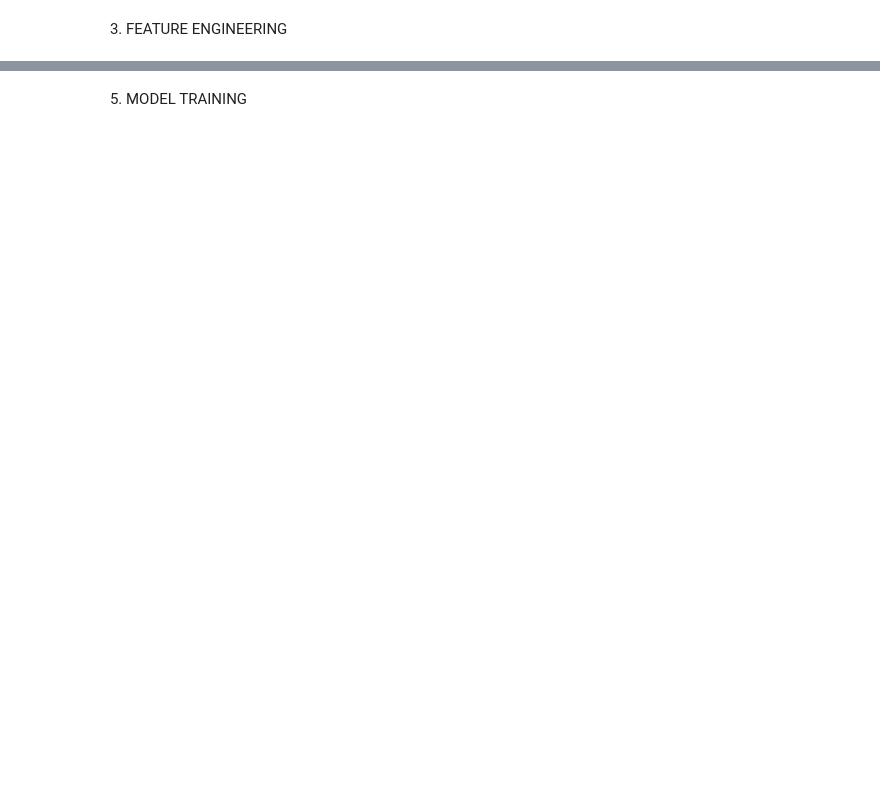
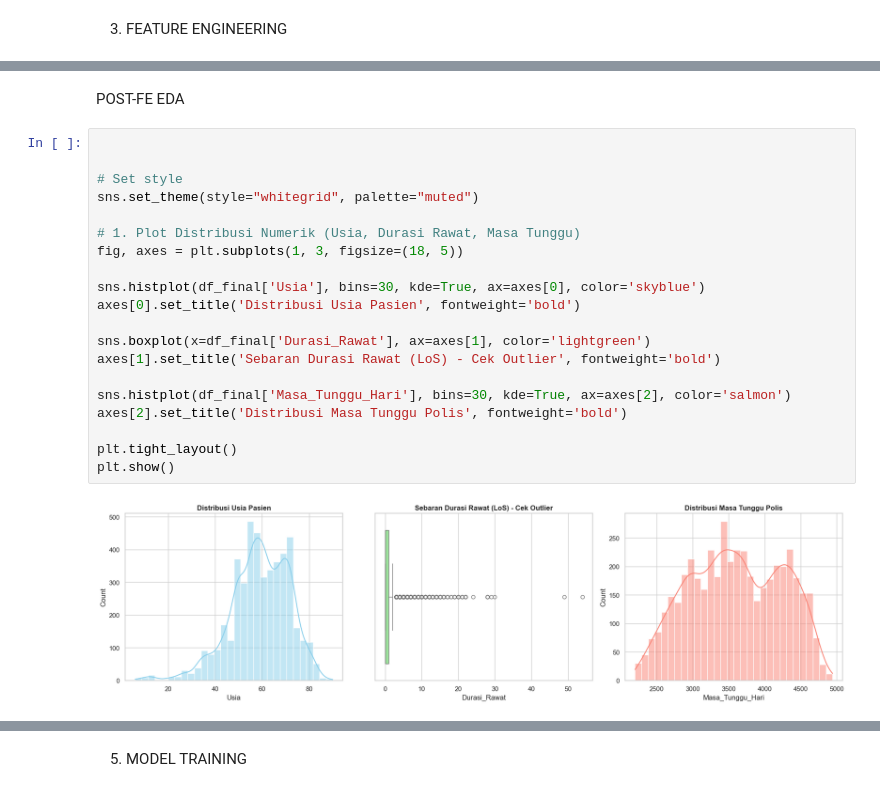
Before and after one commit to danwoy21/data-science-competition, a Jupyter notebook: main.ipynb, the cells around one changed output, grey strips where cells are left out. Saved outputs shown, nothing was run; the diff lists cells and outputs as text; blank space fills up the shorter version.

```diff
--- a/main.ipynb
+++ b/main.ipynb
@@ -335,0 +374,24 @@ df_final['Kategori_Usia'] = pd.cut(df_final['Usia'], bins=[0, 18, 60, 100], labe
+# %% [markdown]
+POST-FE EDA
+# %%
+
+
+# Set style
+sns.set_theme(style="whitegrid", palette="muted")
+
+# 1. Plot Distribusi Numerik (Usia, Durasi Rawat, Masa Tunggu)
+fig, axes = plt.subplots(1, 3, figsize=(18, 5))
+
+sns.histplot(df_final['Usia'], bins=30, kde=True, ax=axes[0], color='skyblue')
+axes[0].set_title('Distribusi Usia Pasien', fontweight='bold')
+
+sns.boxplot(x=df_final['Durasi_Rawat'], ax=axes[1], color='lightgreen')
+axes[1].set_title('Sebaran Durasi Rawat (LoS) - Cek Outlier', fontweight='bold')
+
+sns.histplot(df_final['Masa_Tunggu_Hari'], bins=30, kde=True, ax=axes[2], color='salmon')
+axes[2].set_title('Distribusi Masa Tunggu Polis', fontweight='bold')
+
+plt.tight_layout()
+plt.show()
+# %% [output]
+[figure, added]
```
Also changed, not shown: parts of 25 cells of this notebook.
